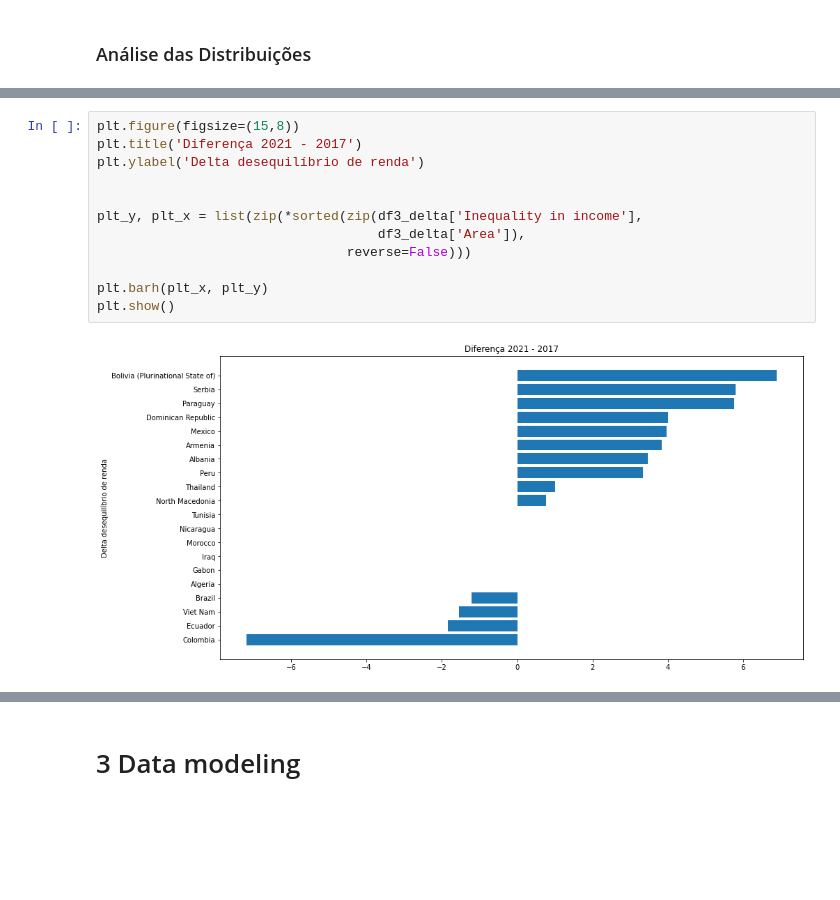
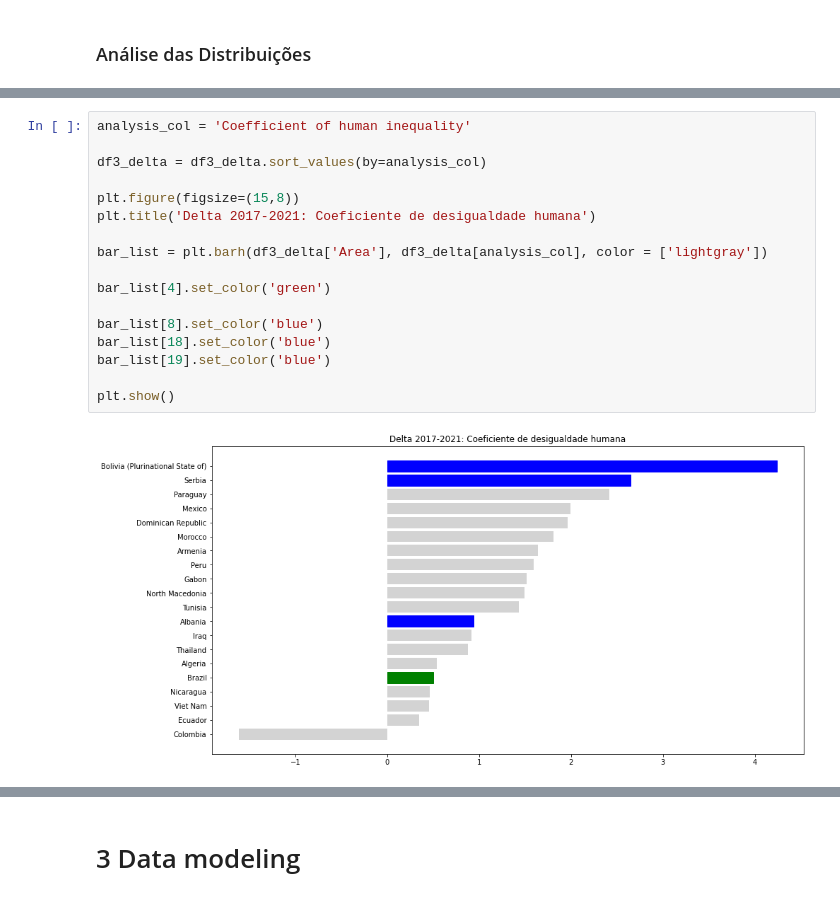
Before and after one commit to edgarlauutfpr/202404_trabalho_ux, a Jupyter notebook: notebooks/06_el_cluster_analysis.ipynb, the cells around one changed output, grey strips where cells are left out. Cells and saved outputs as stored; diff of their text form; blank space fills up the shorter version.

```diff
--- a/notebooks/06_el_cluster_analysis.ipynb
+++ b/notebooks/06_el_cluster_analysis.ipynb
@@ -271,14 +316,19 @@ df3_delta[df3_delta['Area'].isin(['Serbia', 'Albania', 'Brazil'])]
-# %%
-plt.figure(figsize=(15,8))
-plt.title('Diferença 2021 - 2017')
-plt.ylabel('Delta desequilíbrio de renda')
-
-
-plt_y, plt_x = list(zip(*sorted(zip(df3_delta['Inequality in income'],
-                                    df3_delta['Area']),
-                                reverse=False)))
-
-plt.barh(plt_x, plt_y)
-plt.show()
-# %% [output]
-[figure, removed]
+# %%
+analysis_col = 'Coefficient of human inequality'
+
+df3_delta = df3_delta.sort_values(by=analysis_col)
+
+plt.figure(figsize=(15,8))
+plt.title('Delta 2017-2021: Coeficiente de desigualdade humana')
+
+bar_list = plt.barh(df3_delta['Area'], df3_delta[analysis_col], color = ['lightgray'])
+
+bar_list[4].set_color('green')
+
+bar_list[8].set_color('blue')
+bar_list[18].set_color('blue')
+bar_list[19].set_color('blue')
+
+plt.show()
+# %% [output]
+[figure, added]
```
Also changed, not shown: parts of 9 cells of this notebook, 1 other file.
